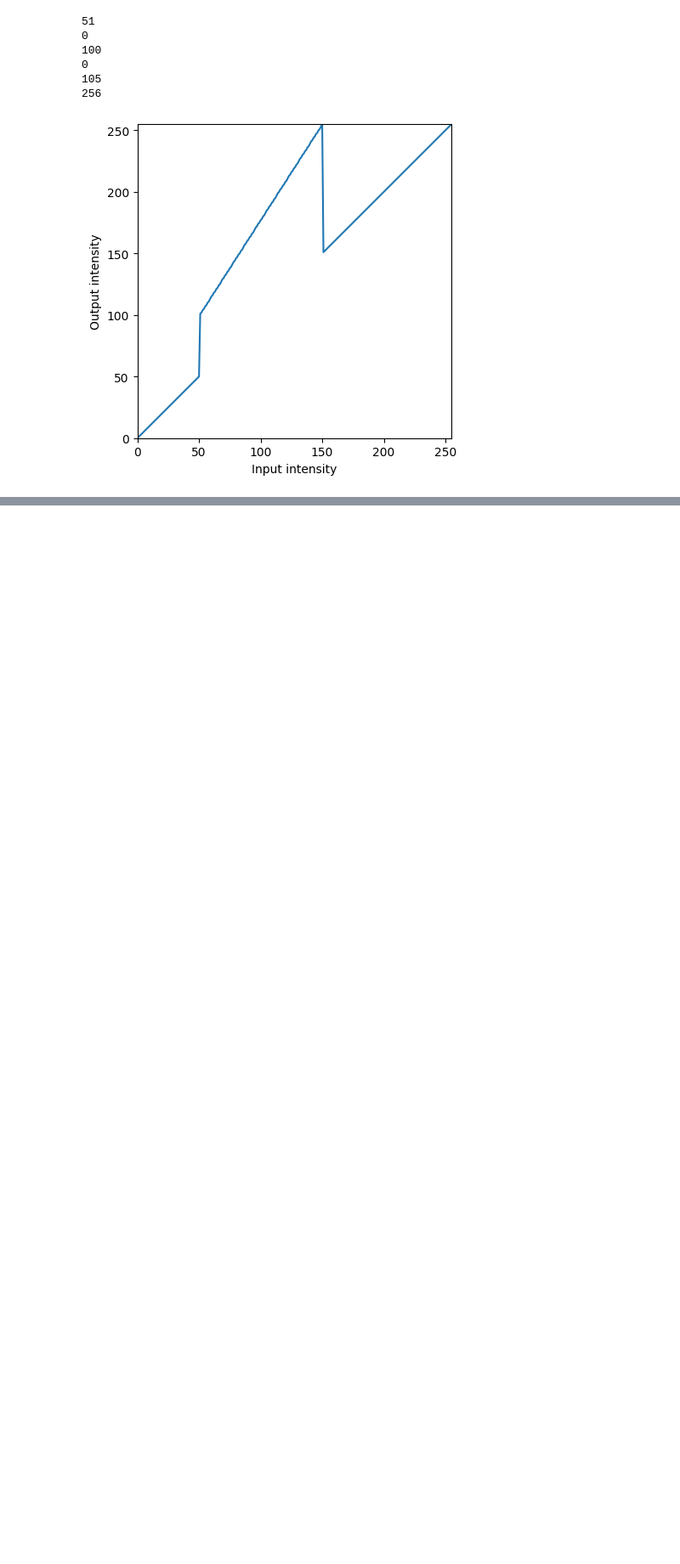
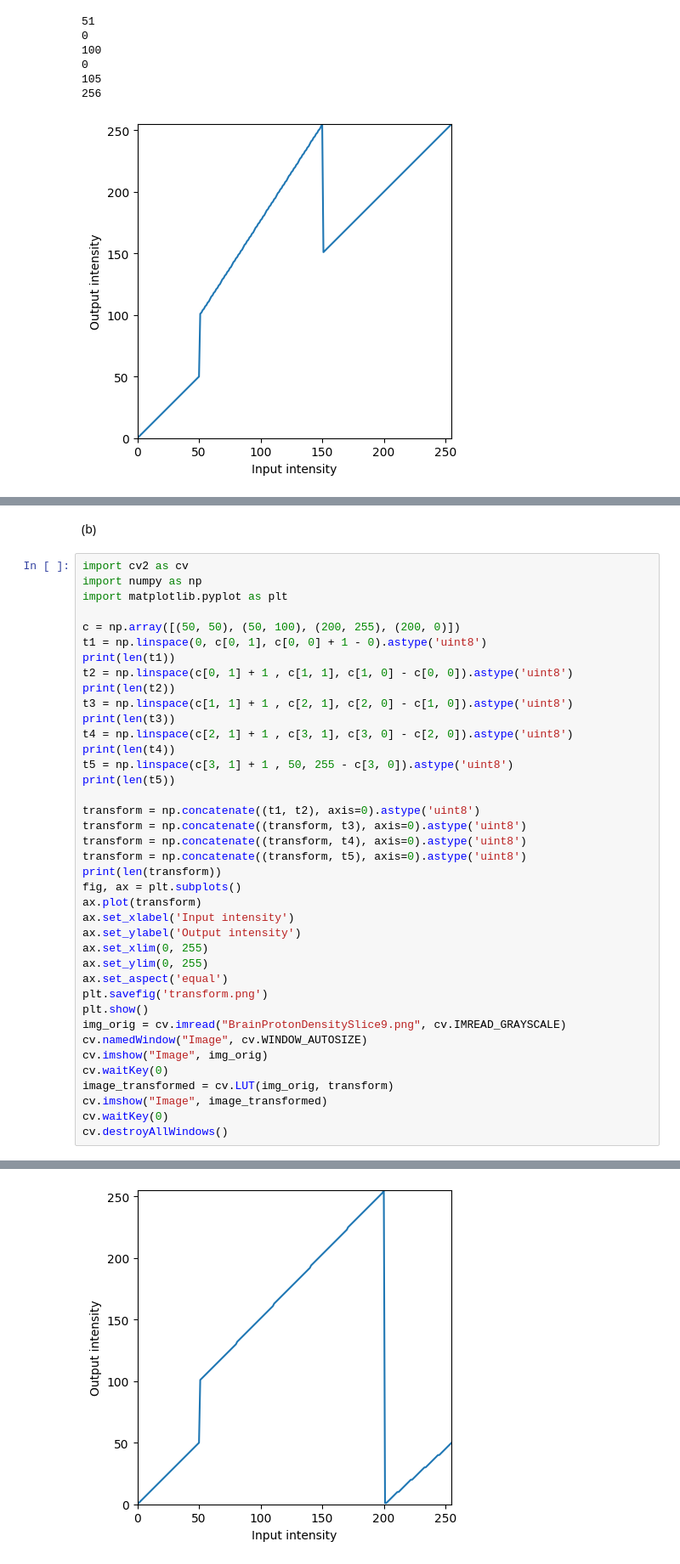
Before and after one commit to CharithDombawala/Image_Processing, a Jupyter notebook: Ass1.ipynb, the cells around one changed output, grey strips where cells are left out. Shown at 85% size. Saved outputs shown, nothing was run; the diff lists cells and outputs as text; blank space fills up the shorter version.

```diff
--- a/Ass1.ipynb
+++ b/Ass1.ipynb
@@ -47,0 +101,42 @@ cv.destroyAllWindows()
+# %% [markdown]
+(b)
+# %%
+import cv2 as cv
+import numpy as np
+import matplotlib.pyplot as plt
+
+c = np.array([(50, 50), (50, 100), (200, 255), (200, 0)])
+t1 = np.linspace(0, c[0, 1], c[0, 0] + 1 - 0).astype('uint8')
+print(len(t1))
+t2 = np.linspace(c[0, 1] + 1 , c[1, 1], c[1, 0] - c[0, 0]).astype('uint8')
+print(len(t2))
+t3 = np.linspace(c[1, 1] + 1 , c[2, 1], c[2, 0] - c[1, 0]).astype('uint8')
+print(len(t3))
+t4 = np.linspace(c[2, 1] + 1 , c[3, 1], c[3, 0] - c[2, 0]).astype('uint8')
+print(len(t4))
+t5 = np.linspace(c[3, 1] + 1 , 50, 255 - c[3, 0]).astype('uint8')
+print(len(t5))
+
+transform = np.concatenate((t1, t2), axis=0).astype('uint8')
+transform = np.concatenate((transform, t3), axis=0).astype('uint8')
+transform = np.concatenate((transform, t4), axis=0).astype('uint8')
+transform = np.concatenate((transform, t5), axis=0).astype('uint8')
+print(len(transform))
+fig, ax = plt.subplots()
+ax.plot(transform)
+ax.set_xlabel('Input intensity')
+ax.set_ylabel('Output intensity')
+ax.set_xlim(0, 255)
+ax.set_ylim(0, 255)
+ax.set_aspect('equal')
+plt.savefig('transform.png')
+plt.show()
+img_orig = cv.imread("BrainProtonDensitySlice9.png", cv.IMREAD_GRAYSCALE)
+cv.namedWindow("Image", cv.WINDOW_AUTOSIZE)
+cv.imshow("Image", img_orig)
+cv.waitKey(0)
+image_transformed = cv.LUT(img_orig, transform)
+cv.imshow("Image", image_transformed)
+cv.waitKey(0)
+cv.destroyAllWindows()
+# %% [output]
@@ -47,0 +149 @@ cv.destroyAllWindows()
+[figure, added]
```
Also changed, not shown: parts of 5 cells of this notebook, 3 other files.
